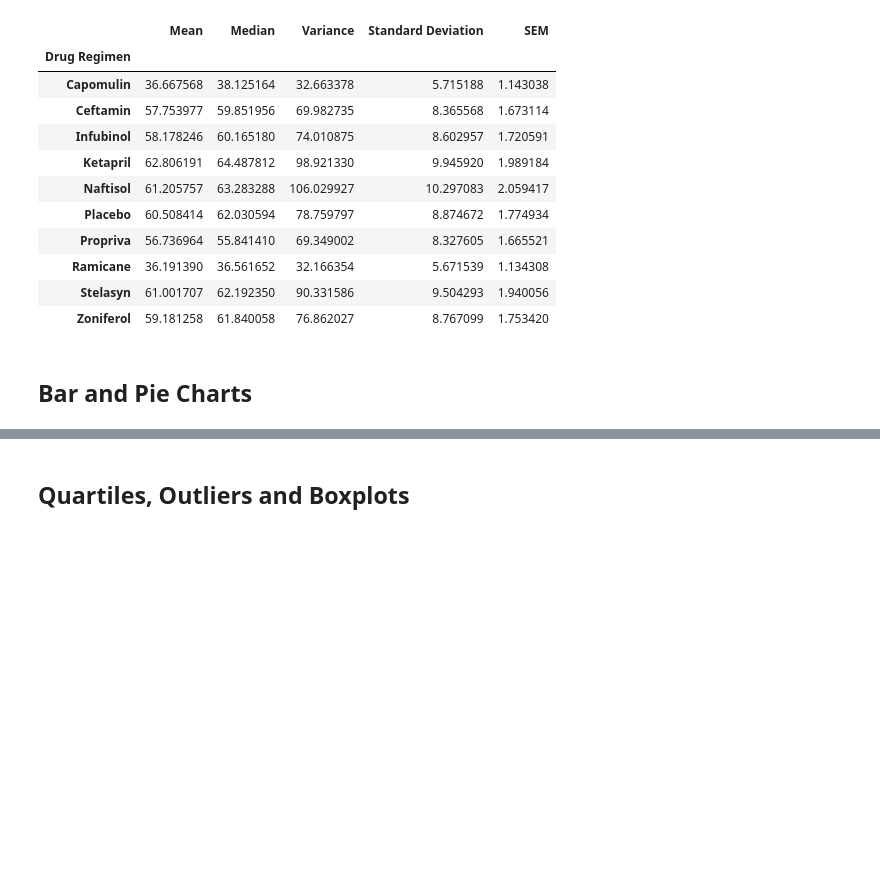
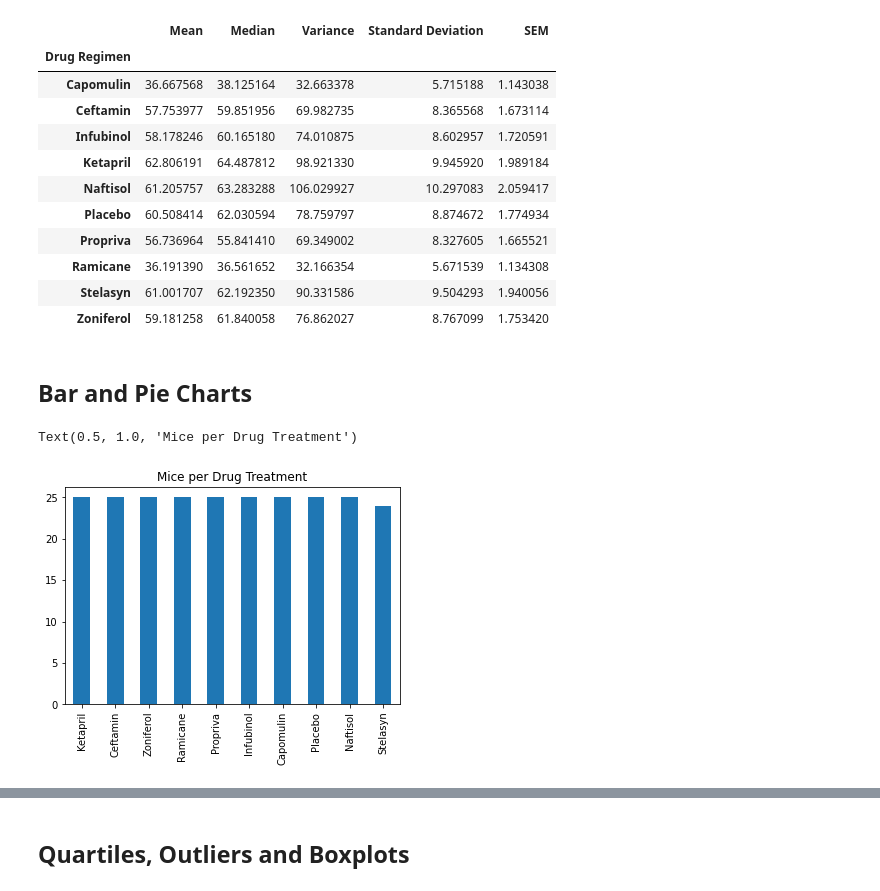
Before and after one commit to Asiha14/matplotlib-challenge, a Jupyter notebook: Pymaceuticals/pymaceuticals_starter.ipynb, the cells around one changed output, grey strips where cells are left out. Cells and saved outputs as stored; diff of their text form; code cells hidden in the pictures; blank space fills up the shorter version.

Commit message:
Complete to Pandas Bar Graph and Pie Chart

```diff
--- a/Pymaceuticals/pymaceuticals_starter.ipynb
+++ b/Pymaceuticals/pymaceuticals_starter.ipynb
@@ -133,6 +134,12 @@ stats_table
 ## Bar and Pie Charts
 # %%
 # Generate a bar plot showing the total number of mice for each treatment throughout the course of the study using pandas.
+treat_count = unique_mice_df['Drug Regimen'].value_counts()
+treat_count.plot(kind="bar")
+plt.title("Mice per Drug Treatment")
+# %% [output]
+Text(0.5, 1.0, 'Mice per Drug Treatment')
+[figure, added]
 # %%
 # Generate a bar plot showing the total number of mice for each treatment throughout the course of the study using pyplot.
 # %%
```
Also changed, not shown: parts of 3 cells of this notebook.
